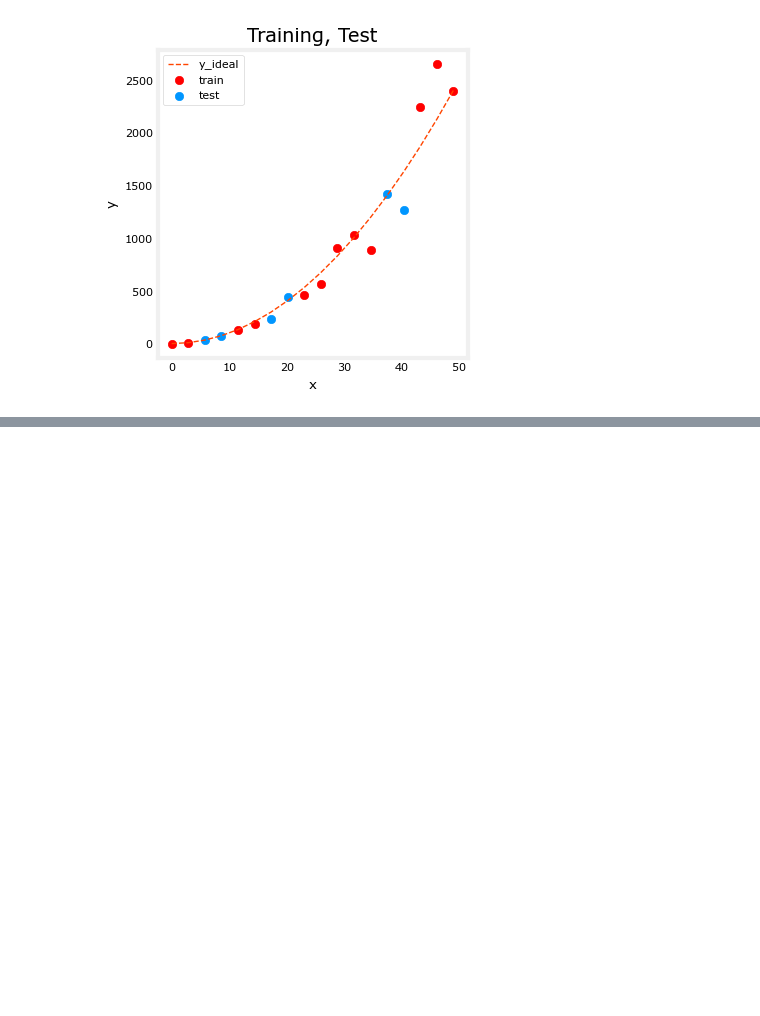
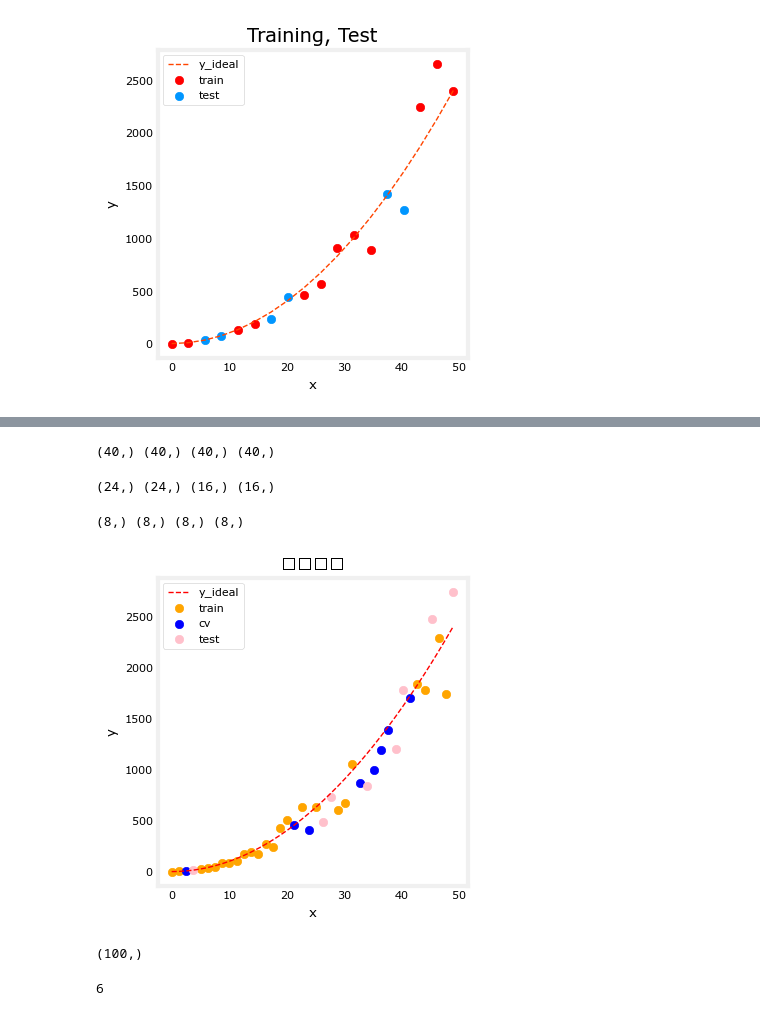
Before and after one commit to Hao-yiwen/2022-Machine-Learning-Specializatio, a Jupyter notebook: practise/Advanced Learning Algorithms/week3/practise_1_advice_apply_machine_learing.ipynb, the cells around one changed output, grey strips where cells are left out. Cells and saved outputs as stored; diff of their text form; code cells hidden in the pictures; blank space fills up the shorter version.

```diff
--- a/practise/Advanced Learning Algorithms/week3/practise_1_advice_apply_machine_learing.ipynb
+++ b/practise/Advanced Learning Algorithms/week3/practise_1_advice_apply_machine_learing.ipynb
@@ -50,0 +85,51 @@ Text(4.444444444444445, 0.5, 'y')
+# %%
+X,y,x_ideal,y_ideal = gen_data(40,2,0.7)
+print(X.shape, y.shape, x_ideal.shape, y_ideal.shape)
+# %% [output]
+(40,) (40,) (40,) (40,)
+# %%
+X_train,X_,y_train,y_ = train_test_split(X,y,test_size=0.4,random_state=1)
+print(X_train.shape, y_train.shape, X_.shape, y_.shape)
+# %% [output]
+(24,) (24,) (16,) (16,)
+# %%
+X_cv,X_test,y_cv,y_test = train_test_split(X_,y_,test_size=0.5,random_state=1)
+print(X_cv.shape, y_cv.shape, X_test.shape, y_test.shape)
+# %% [output]
+(8,) (8,) (8,) (8,)
+# %%
+fig, ax = plt.subplots(1,1,figsize=(4,4))
+ax.plot(x_ideal, y_ideal, '--', color="red", label="y_ideal", lw=1)
+ax.set_title("数据展示")
+ax.set_ylabel("y")
+ax.set_xlabel("x")
+
+ax.scatter(X_train, y_train, color="orange", label="train")
+ax.scatter(X_cv, y_cv, color="blue", label="cv")
+ax.scatter(X_test, y_test, color="pink", label="test")
+plt.legend()
+plt.show()
+# %% [output]
+[figure, added]
+# %%
+max_degree =9
+err_train=np.zeros(max_degree)
+err_cv=np.zeros(max_degree)
+x=np.linspace(0, int(X.max()), 100)
+print(x.shape)
+y_pred = np.zeros((100, max_degree))
+# %% [output]
+(100,)
+# %%
+for i in range(max_degree):
+    l_model = lin_model(i+1)
+    l_model.fit(X_train, y_train)
+    yhat= l_model.predict(X_train)
+    err_train[i] = l_model.mse(yhat, y_train)
+    yhat_cv = l_model.predict(X_cv)
+    err_cv[i] = l_model.mse(yhat_cv, y_cv)
+    y_pred[:,i]= l_model.predict(x)
+optimal_degree = np.argmin(err_cv)+1
+print(optimal_degree)
+# %% [output]
+6
```
Also changed, not shown: parts of 9 cells of this notebook, 3 other files.
